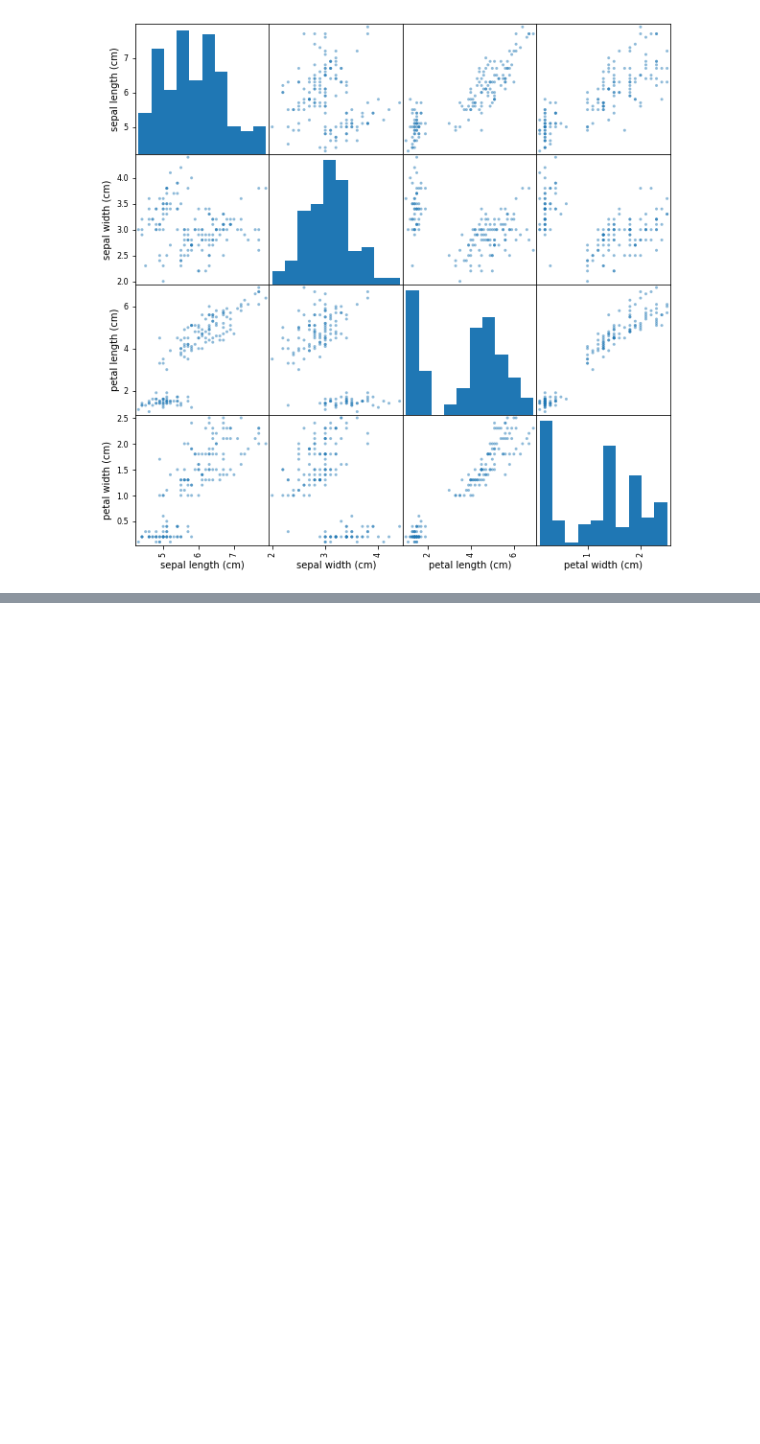
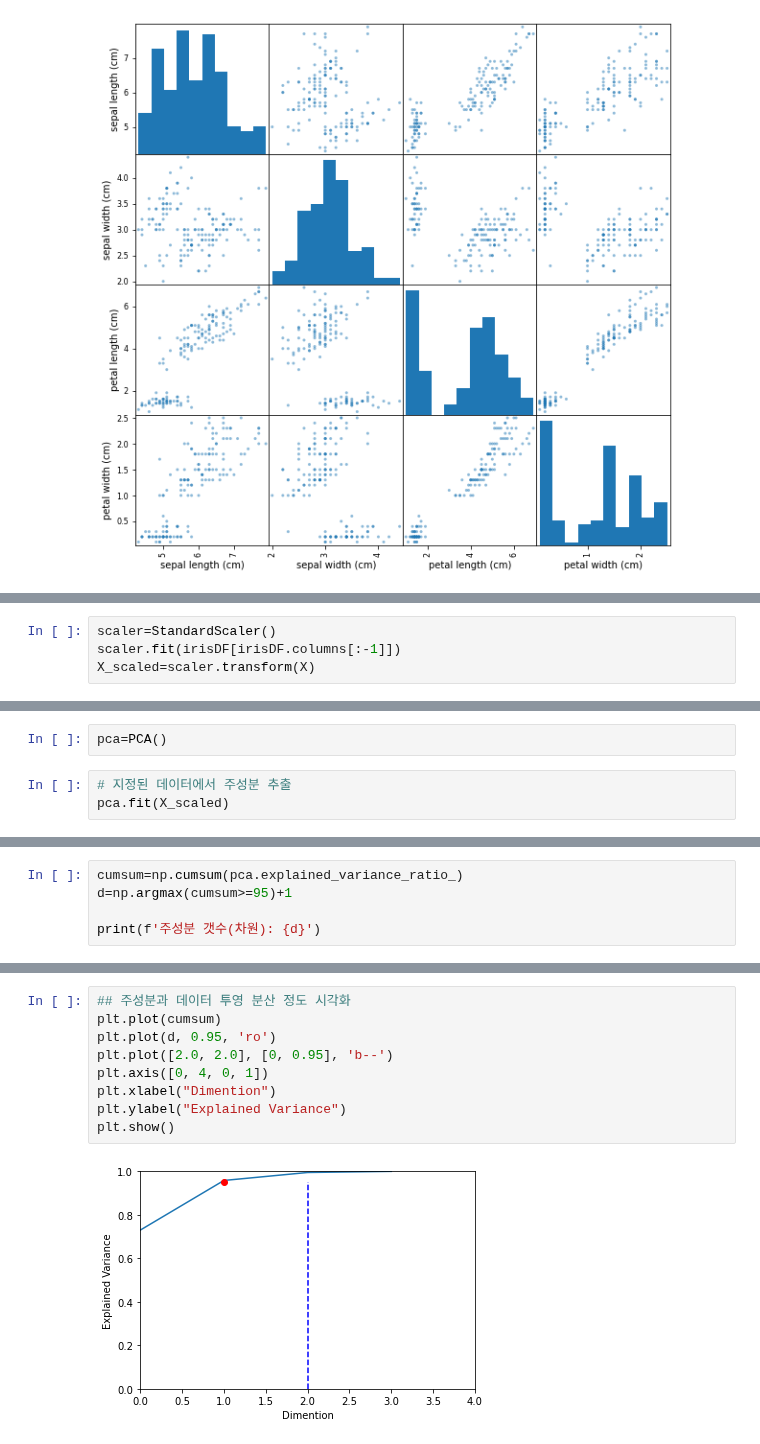
Before and after one commit to HoJin1014/KNU-BIGDATA-study, a Jupyter notebook: 2022.09.19/ex_pca.ipynb, the cells around one changed output, grey strips where cells are left out. Drawn from its saved outputs; the diff is of its cells as text; blank space fills up the shorter version.

```diff
--- a/2022.09.19/ex_pca.ipynb
+++ b/2022.09.19/ex_pca.ipynb
@@ -35,0 +85,4 @@ plt.show()
+# %%
+scaler=StandardScaler()
+scaler.fit(irisDF[irisDF.columns[:-1]])
+X_scaled=scaler.transform(X)
@@ -35,0 +93,5 @@ plt.show()
+# %%
+pca=PCA()
+# %%
+# 지정된 데이터에서 주성분 추출
+pca.fit(X_scaled)
@@ -35,0 +124,5 @@ plt.show()
+# %%
+cumsum=np.cumsum(pca.explained_variance_ratio_)
+d=np.argmax(cumsum>=95)+1
+
+print(f'주성분 갯수(차원): {d}')
@@ -35,0 +152,11 @@ plt.show()
+# %%
+## 주성분과 데이터 투영 분산 정도 시각화
+plt.plot(cumsum)
+plt.plot(d, 0.95, 'ro')
+plt.plot([2.0, 2.0], [0, 0.95], 'b--')
+plt.axis([0, 4, 0, 1])
+plt.xlabel("Dimention")
+plt.ylabel("Explained Variance")
+plt.show()
+# %% [output]
+[figure, added]
```
Also changed, not shown: parts of 37 cells of this notebook.
